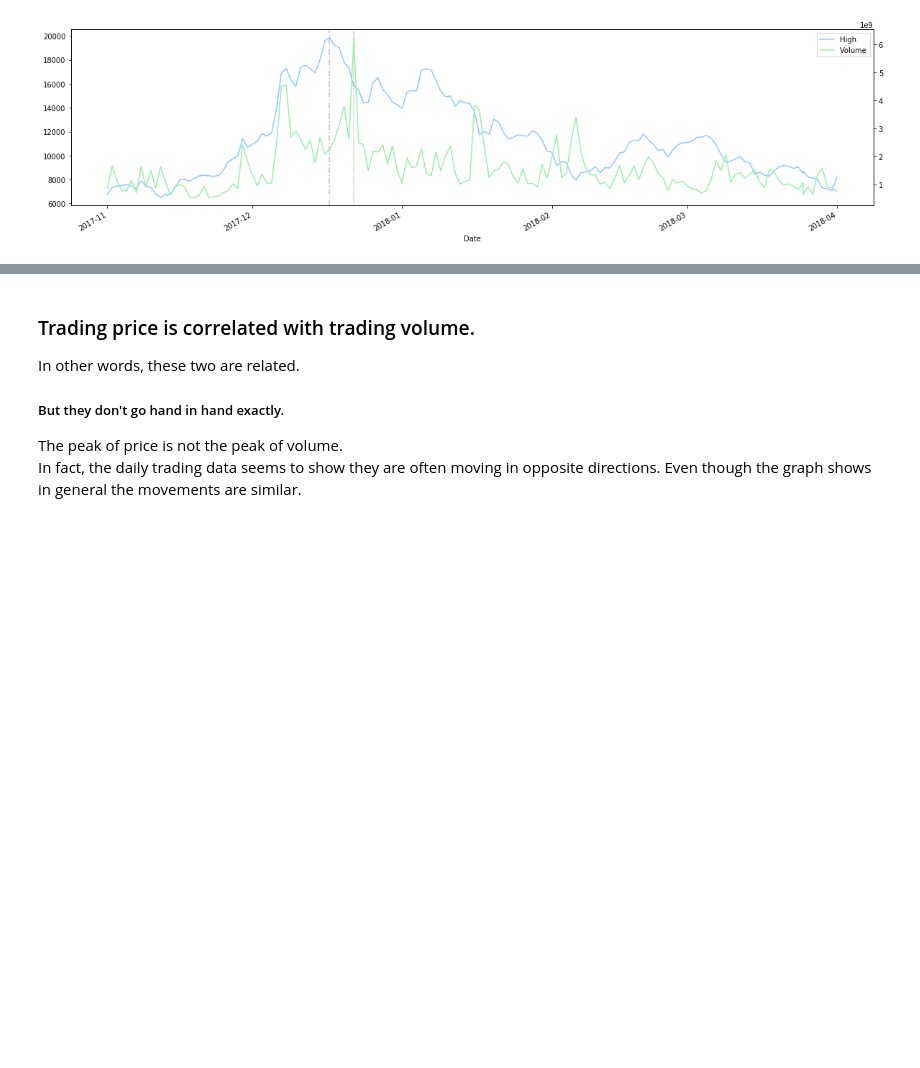
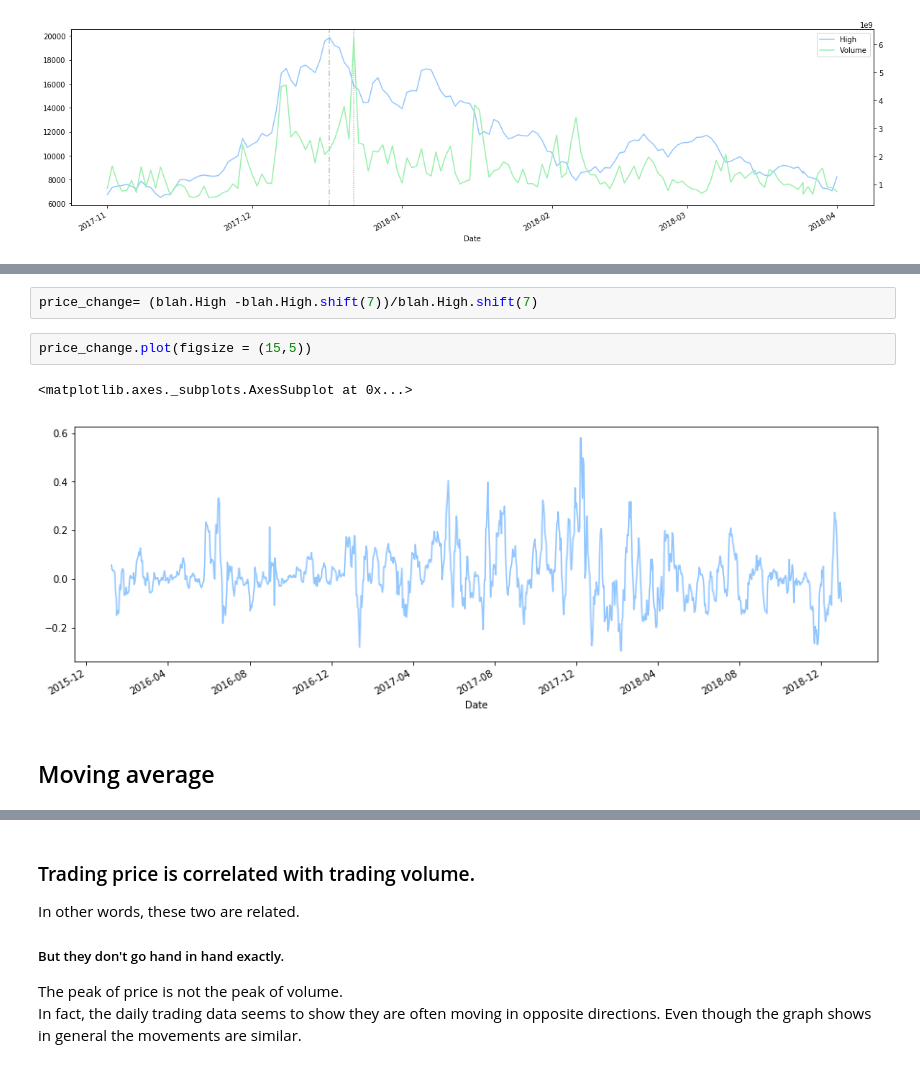
Before and after one commit to magicmathmandarin/IMO, a Jupyter notebook: Bitcoin Trade Time Series.ipynb, the cells around one changed output, grey strips where cells are left out. Cells and saved outputs as stored; diff of their text form; blank space fills up the shorter version.

```diff
--- a/Bitcoin Trade Time Series.ipynb
+++ b/Bitcoin Trade Time Series.ipynb
@@ -145,0 +173,9 @@ ax.axvline(volume_max, color ='grey', alpha=0.5, dashes=(1,1))
+# %%
+price_change= (blah.High -blah.High.shift(7))/blah.High.shift(7)
+# %%
+price_change.plot(figsize = (15,5))
+# %% [output]
+<matplotlib.axes._subplots.AxesSubplot at 0x...>
+[figure, added]
+# %% [markdown]
+## Moving average
```
Also changed, not shown: parts of 26 cells of this notebook.
